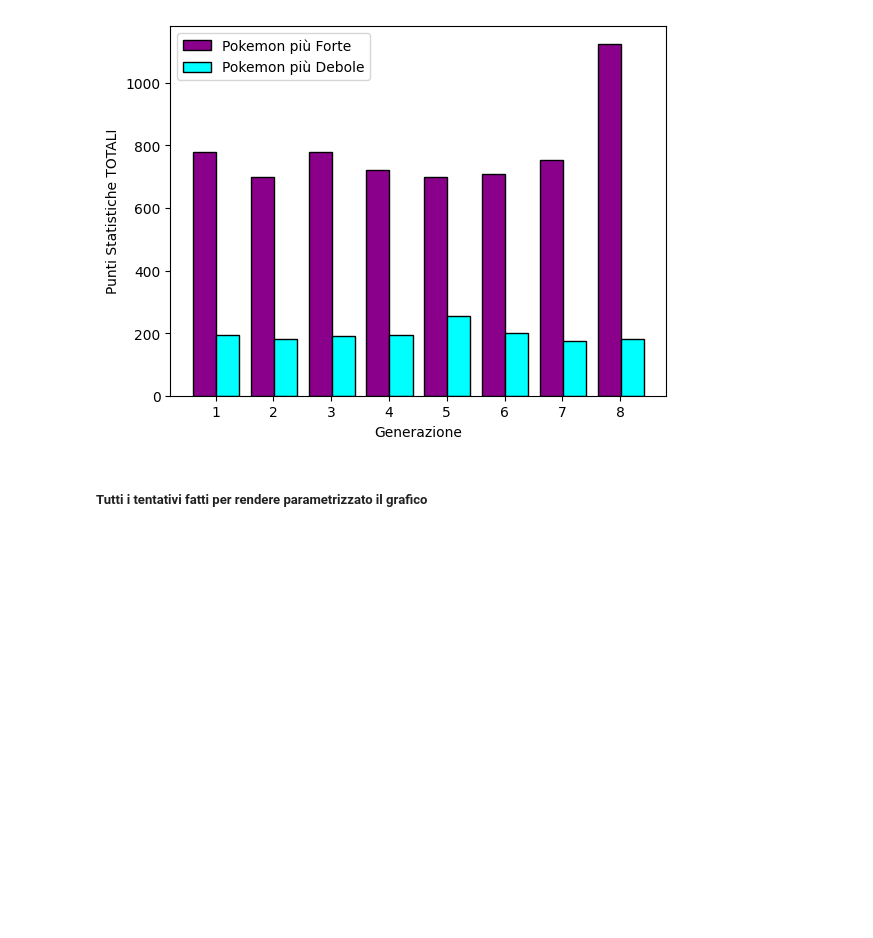
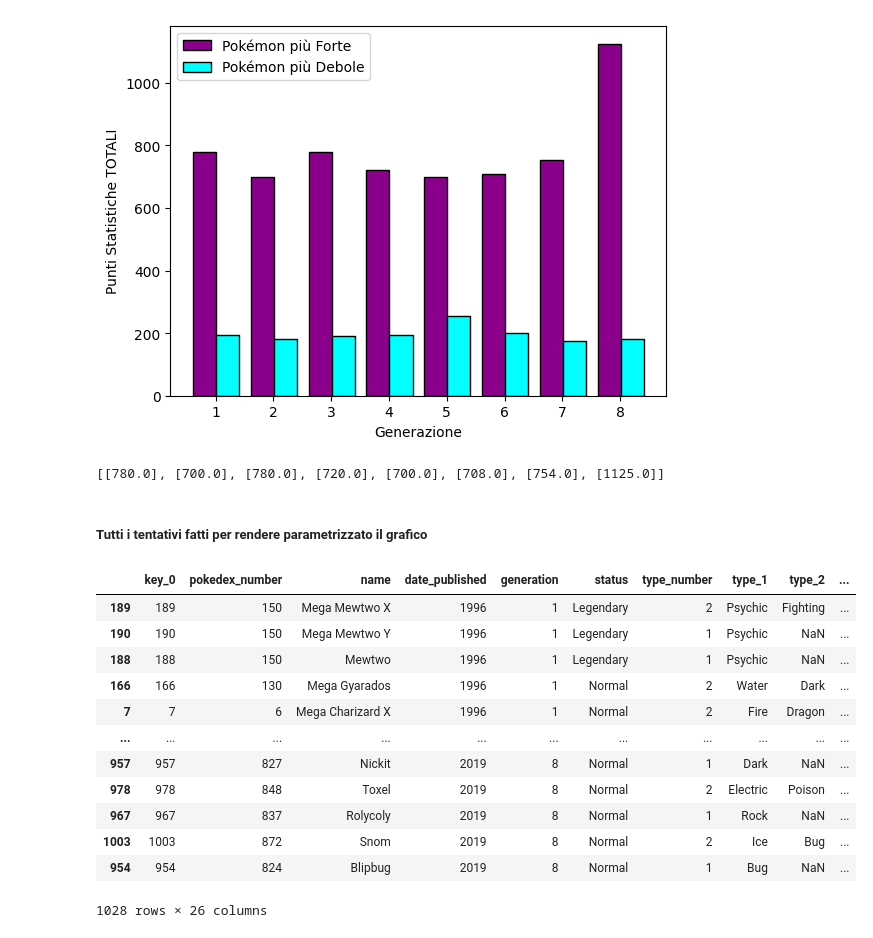
Before and after one commit to SavGRY/savini_its_data_analysis, a Jupyter notebook: relazione_python.ipynb, the cells around one changed output. Saved outputs shown, nothing was run; the diff lists cells and outputs as text; code cells hidden in the pictures; blank space fills up the shorter version.

```diff
--- a/relazione_python.ipynb
+++ b/relazione_python.ipynb
@@ -356,6 +357,10 @@ plt.legend(["Pokémon più Forte", "Pokémon più Debole"])
 plt.show()
 # %% [output]
 [figure]
+# %%
+best1
+# %% [output]
+[[780.0], [700.0], [780.0], [720.0], [700.0], [708.0], [754.0], [1125.0]]
 # %% [markdown]
 ##### Tutti i tentativi fatti per rendere parametrizzato il grafico
 # %%
@@ -408,3 +413,19 @@ plt.show()
 # best_worst
 #
 # FINE FALLIMENTO TOTALE
+# %%
+sorted_by_gen_and_total_points
+# %% [output]
+|  | key_0 | pokedex_number | name | date_published | generation | status | type_number | type_1 | type_2 | ... |
+| 189 | 189 | 150 | Mega Mewtwo X | 1996 | 1 | Legendary | 2 | Psychic | Fighting | ... |
+| 190 | 190 | 150 | Mega Mewtwo Y | 1996 | 1 | Legendary | 1 | Psychic | NaN | ... |
+| 188 | 188 | 150 | Mewtwo | 1996 | 1 | Legendary | 1 | Psychic | NaN | ... |
+| 166 | 166 | 130 | Mega Gyarados | 1996 | 1 | Normal | 2 | Water | Dark | ... |
+| 7 | 7 | 6 | Mega Charizard X | 1996 | 1 | Normal | 2 | Fire | Dragon | ... |
+| ... | ... | ... | ... | ... | ... | ... | ... | ... | ... | ... |
+| 957 | 957 | 827 | Nickit | 2019 | 8 | Normal | 1 | Dark | NaN | ... |
+| 978 | 978 | 848 | Toxel | 2019 | 8 | Normal | 2 | Electric | Poison | ... |
+| 967 | 967 | 837 | Rolycoly | 2019 | 8 | Normal | 1 | Rock | NaN | ... |
+| 1003 | 1003 | 872 | Snom | 2019 | 8 | Normal | 2 | Ice | Bug | ... |
+| 954 | 954 | 824 | Blipbug | 2019 | 8 | Normal | 1 | Bug | NaN | ... |
+1028 rows × 26 columns
```
Also changed, not shown: parts of 1 cell of this notebook.
